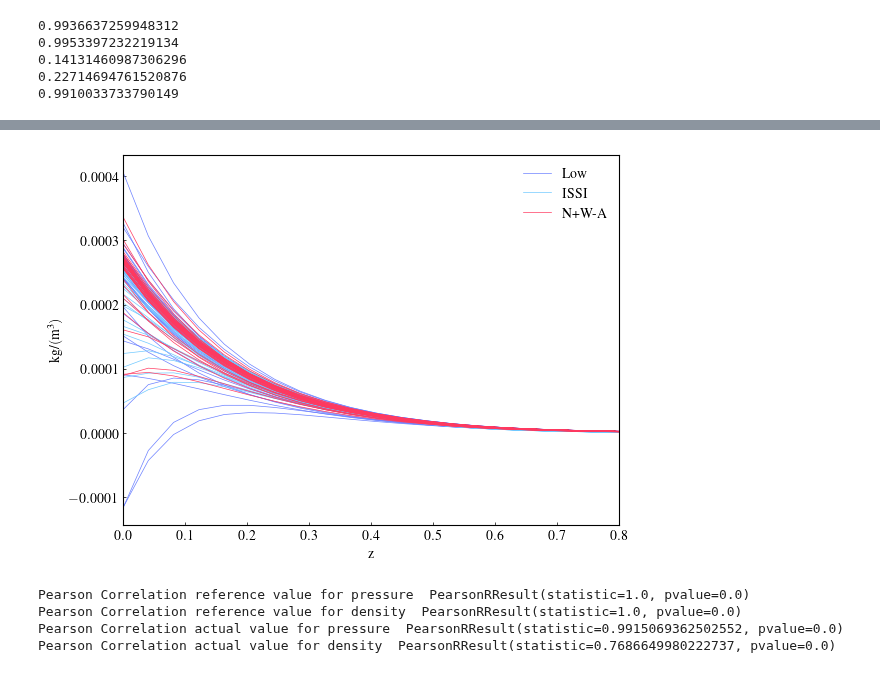
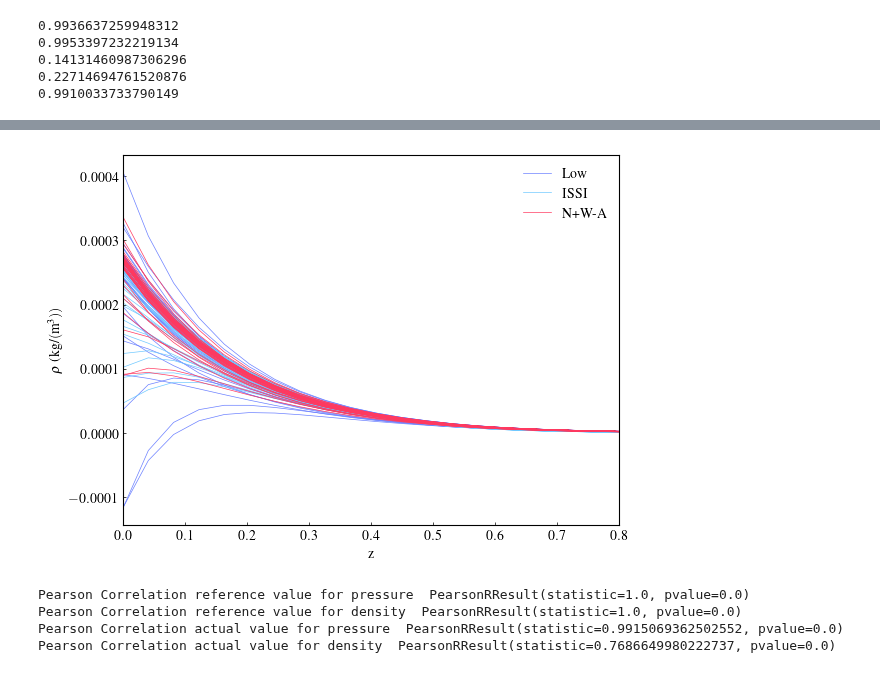
Before and after one commit to LMNadol/mflex, a Jupyter notebook: mhsflex/thesis_ISSISA_part2.ipynb, the cells around one changed output, grey strips where cells are left out. Drawn from its saved outputs; the diff is of its cells as text; code cells hidden in the pictures.

```diff
--- a/mhsflex/thesis_ISSISA_part2.ipynb
+++ b/mhsflex/thesis_ISSISA_part2.ipynb
@@ -1096,37 +1368,37 @@ for ix in range(1, nresol_x, 4):
         #     for iy in range(nresol_y):
         plt.plot(
             z_arr,
             fdenL[iy, ix, :],
             linewidth=0.5,
             color=c2,  # alpha=0.04
         )
 for ix in range(1, nresol_x, 4):
     for iy in range(1, nresol_y, 4):
         plt.plot(
             z_arr,
             fdenISSI[iy, ix, :],
             linewidth=0.5,
             color=c1,
         )
 for ix in range(1, nresol_x,4):
     for iy in range(1, nresol_y, 4):
         plt.plot(
             z_arr,
             fdenNW[iy, ix, :],
             linewidth=0.5,
             color=c4,
             #linestyle=(5, (5,5))
         )
-plt.ylabel(r"kg/$(\textrm{m}^3)$")
+plt.ylabel(r"$\rho$ (kg/$(\textrm{m}^3))$")
 plt.xlabel("z")
 plt.xlim([0, 0.8])
 plt.legend(frameon=False)
 plt.tick_params(direction="in", length=2, width=0.5)
-plotname = folder + "/fden_comp.png"
-plt.savefig(plotname, dpi=600, bbox_inches="tight", pad_inches=0.1)
+plotname = folder + "/fden_comp2.png"
+plt.savefig(plotname, dpi=300, bbox_inches="tight", pad_inches=0.1)
 plt.show()
 # %% [output]
-[figure, old version]
+[figure, new version]
 # %%
 from mhsflex.metrics import pearson_corr_coeff_issi, pearson_corr_coeff
 # %%
```
Also changed, not shown: parts of 14 cells of this notebook, 6 other files.
